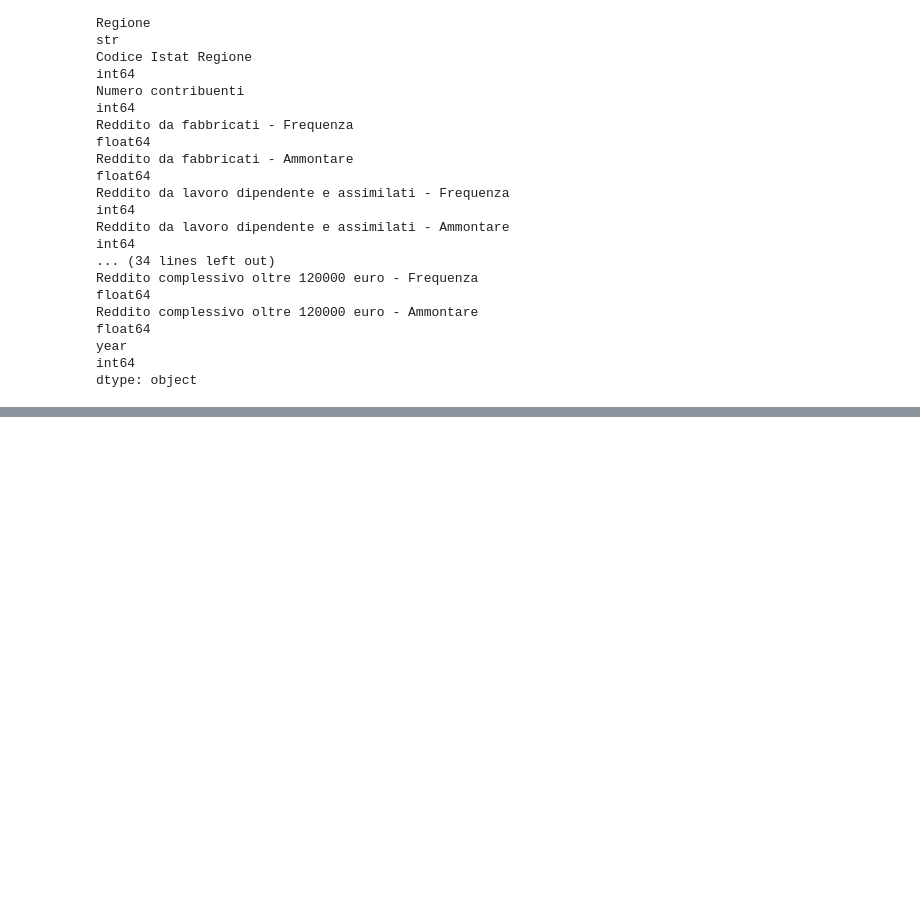
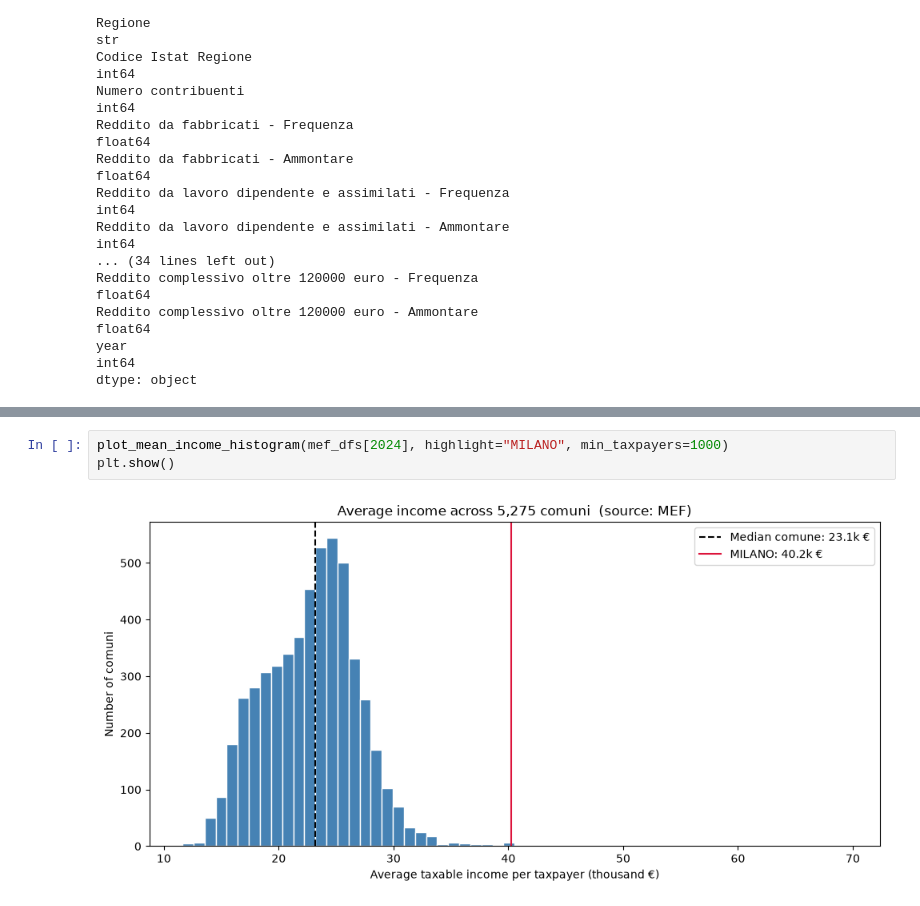
Before and after one commit to mehranyom/housing-affordability-italy, a Jupyter notebook: notebooks/01_data_exploration.ipynb, the cells around one changed output, grey strips where cells are left out. Drawn from its saved outputs; the diff is of its cells as text; blank space fills up the shorter version.

```diff
--- a/notebooks/01_data_exploration.ipynb
+++ b/notebooks/01_data_exploration.ipynb
@@ -152,0 +615,5 @@ MILAN_CODE = "015146"
+# %%
+plot_mean_income_histogram(mef_dfs[2024], highlight="MILANO", min_taxpayers=1000)
+plt.show()
+# %% [output]
+[figure, added]
```
Also changed, not shown: parts of 20 cells of this notebook.
